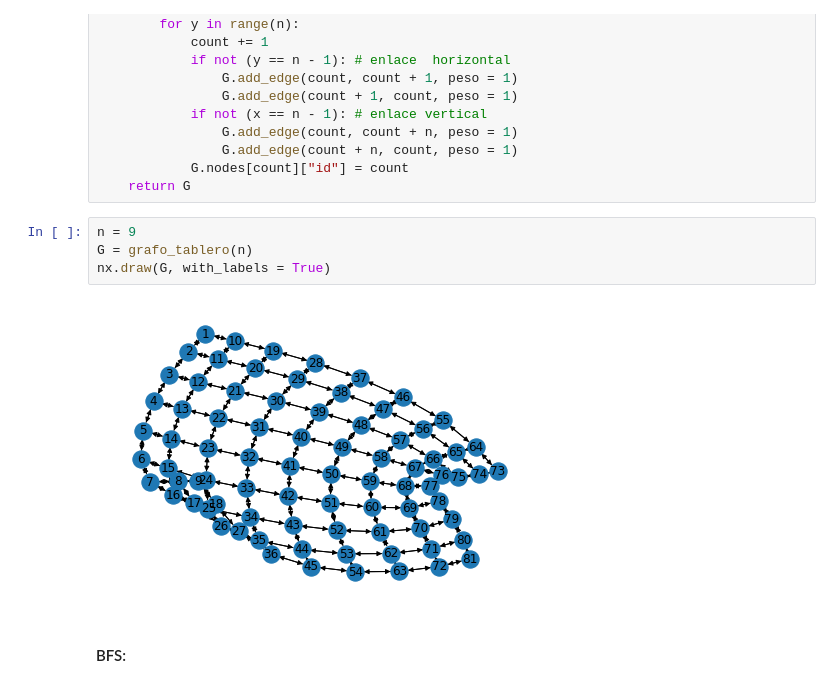
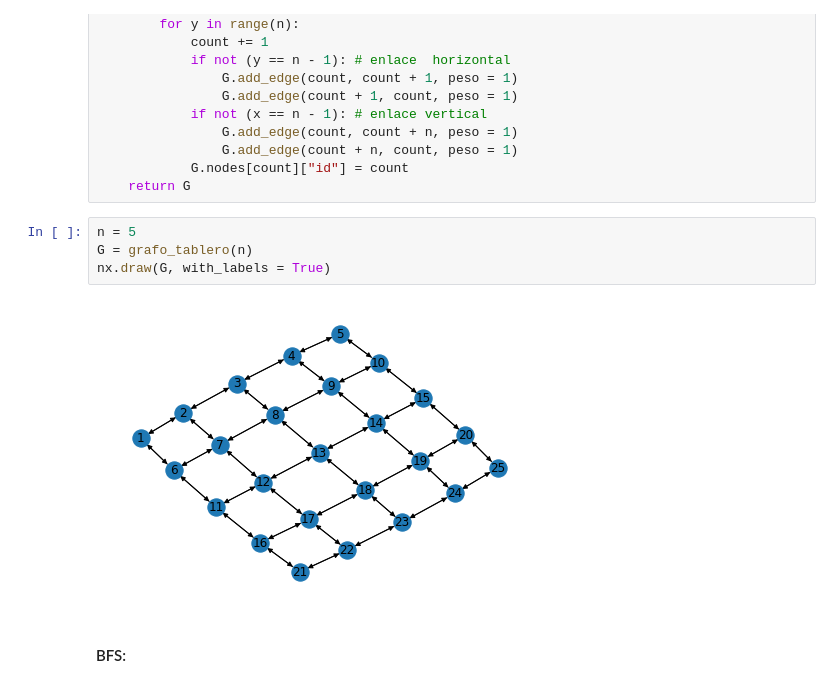
Before and after one commit to by-German/complejidad-algoritmica-quoridor, a Jupyter notebook: Trabajo_Parcial.ipynb, the cells around one changed output. Saved outputs shown, nothing was run; the diff lists cells and outputs as text.

```diff
--- a/Trabajo_Parcial.ipynb
+++ b/Trabajo_Parcial.ipynb
@@ -127,11 +127,11 @@ def grafo_tablero(n):   # Complejidad -> O(n^2)
             G.nodes[count]["id"] = count
     return G
 # %%
-n = 9
+n = 5
 G = grafo_tablero(n)
 nx.draw(G, with_labels = True)
 # %% [output]
-[figure, old version]
+[figure, new version]
 # %% [markdown]
 #### BFS:
 # %%
```
Also changed, not shown: parts of 26 cells of this notebook.
